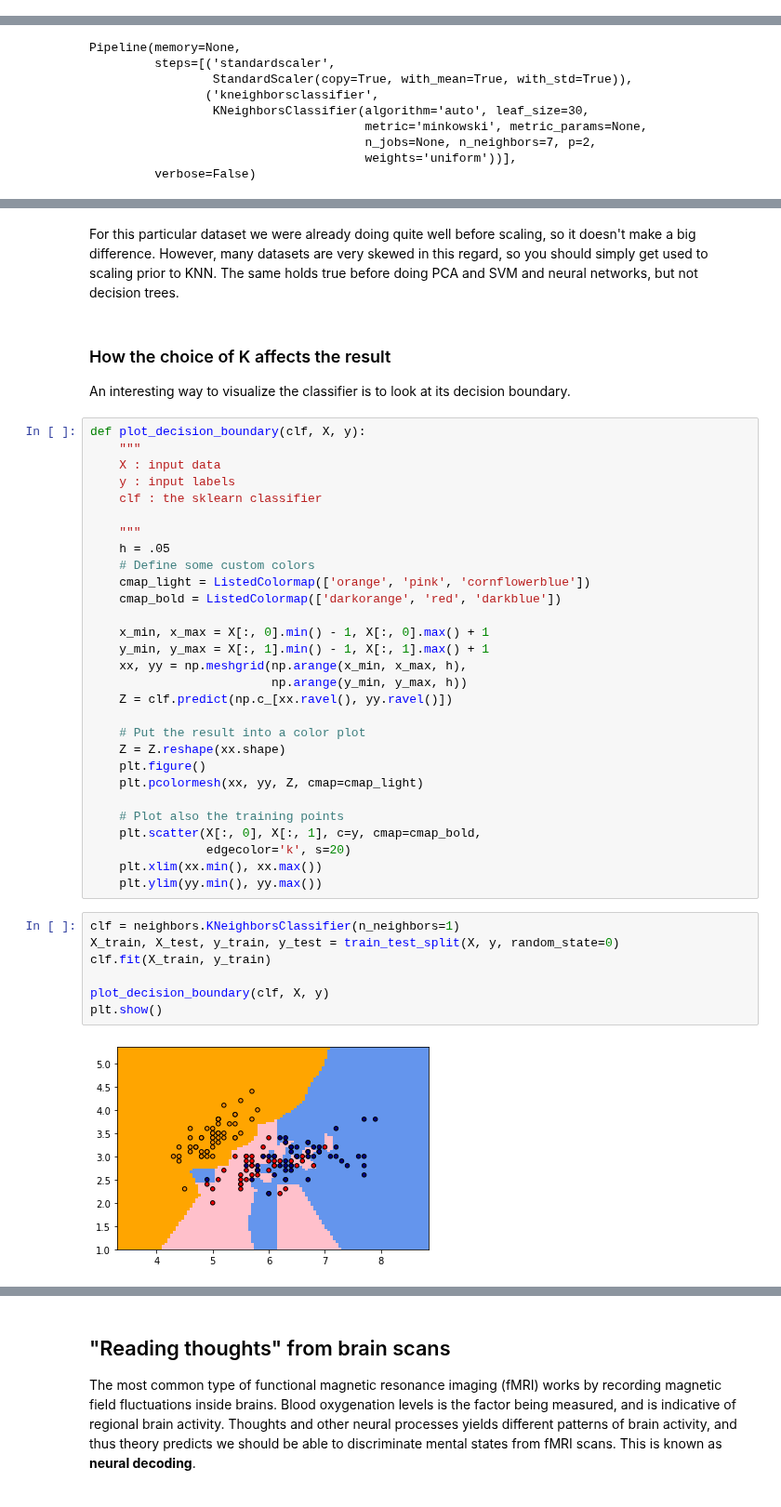
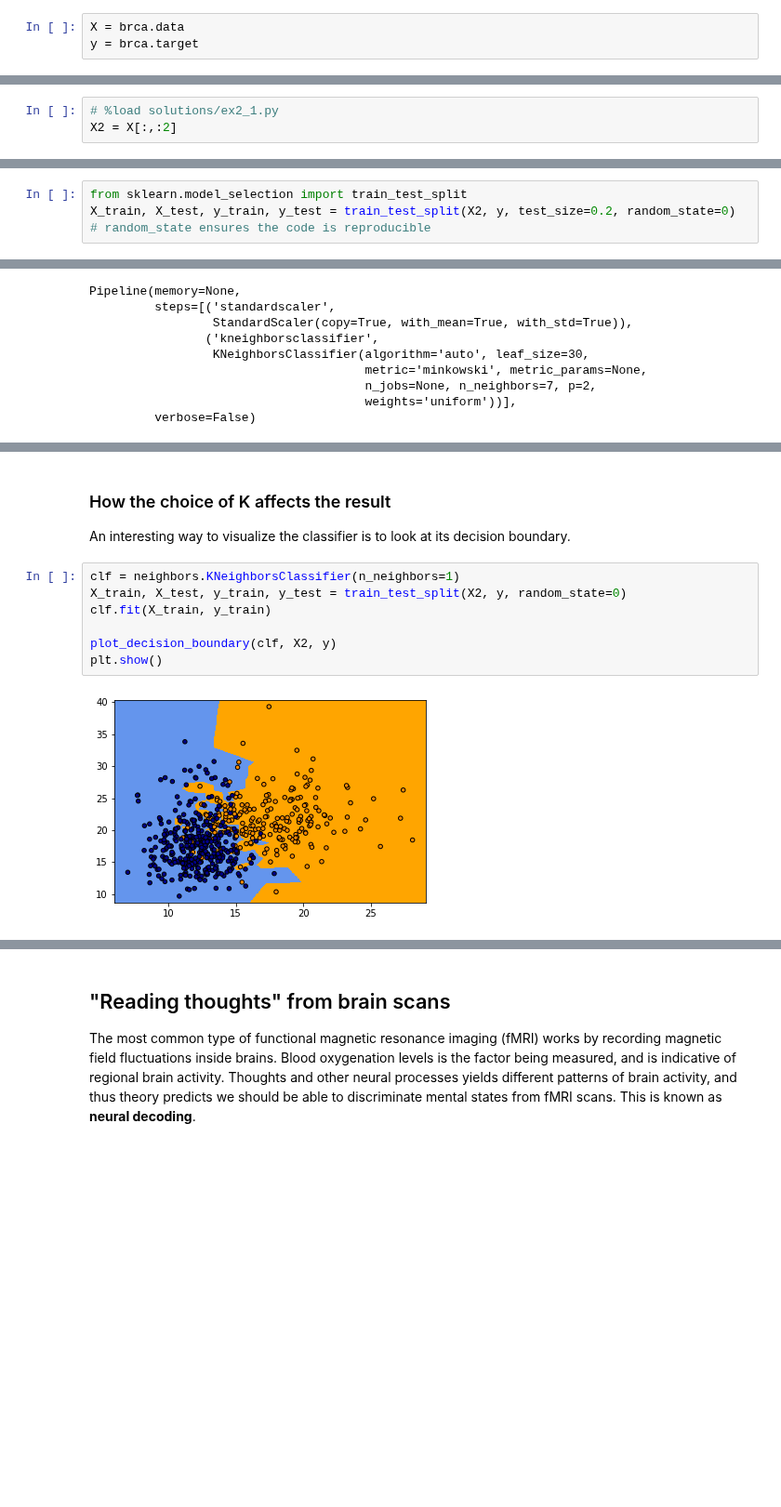
Before and after one commit to oercompbiomed/CBM101, a Jupyter notebook: F_Machine_learning/2_Supervised-Learning/2_Machine_Learning_Algorithms.ipynb, the cells around one changed output, grey strips where cells are left out. Shown at 93% size. Saved outputs shown, nothing was run; the diff lists cells and outputs as text; blank space fills up the shorter version.

Commit message:
added KNN, Naive Bayes, Tree methods, plotting, exercises and more

```diff
--- a/F_Machine_learning/2_Supervised-Learning/2_Machine_Learning_Algorithms.ipynb
+++ b/F_Machine_learning/2_Supervised-Learning/2_Machine_Learning_Algorithms.ipynb
@@ -186,0 +53,3 @@ train score: 0.95
+# %%
+X = brca.data
+y = brca.target
@@ -186,0 +83,3 @@ train score: 0.95
+# %%
+# %load solutions/ex2_1.py
+X2 = X[:,:2]
@@ -186,0 +101,4 @@ train score: 0.95
+# %%
+from sklearn.model_selection import train_test_split
+X_train, X_test, y_train, y_test = train_test_split(X2, y, test_size=0.2, random_state=0)
+# random_state ensures the code is reproducible
@@ -242,44 +316,13 @@ train score: 0.9666666666666667
-# %% [markdown]
-For this particular dataset we were already doing quite well before scaling, so it doesn't make a big difference. However, many datasets are very skewed in this regard, so you should simply get used to scaling prior to KNN. The same holds true before doing PCA and SVM and neural networks, but not decision trees.
 # %% [markdown]
 ### How the choice of K affects the result
 An interesting way to visualize the classifier is to look at its decision boundary.
-# %%
-def plot_decision_boundary(clf, X, y):
-    """
-    X : input data
-    y : input labels
-    clf : the sklearn classifier
-
-    """
-    h = .05
-    # Define some custom colors
-    cmap_light = ListedColormap(['orange', 'pink', 'cornflowerblue'])
-    cmap_bold = ListedColormap(['darkorange', 'red', 'darkblue'])
-
-    x_min, x_max = X[:, 0].min() - 1, X[:, 0].max() + 1
-    y_min, y_max = X[:, 1].min() - 1, X[:, 1].max() + 1
-    xx, yy = np.meshgrid(np.arange(x_min, x_max, h),
-                         np.arange(y_min, y_max, h))
-    Z = clf.predict(np.c_[xx.ravel(), yy.ravel()])
-
-    # Put the result into a color plot
-    Z = Z.reshape(xx.shape)
-    plt.figure()
-    plt.pcolormesh(xx, yy, Z, cmap=cmap_light)
-
-    # Plot also the training points
-    plt.scatter(X[:, 0], X[:, 1], c=y, cmap=cmap_bold,
-                edgecolor='k', s=20)
-    plt.xlim(xx.min(), xx.max())
-    plt.ylim(yy.min(), yy.max())
 # %%
 clf = neighbors.KNeighborsClassifier(n_neighbors=1)
-X_train, X_test, y_train, y_test = train_test_split(X, y, random_state=0)
+X_train, X_test, y_train, y_test = train_test_split(X2, y, random_state=0)
 clf.fit(X_train, y_train)
 
-plot_decision_boundary(clf, X, y)
+plot_decision_boundary(clf, X2, y)
 plt.show()
 # %% [output]
-[figure, old version]
+[figure, new version]
 # %% [markdown]
```
Also changed, not shown: parts of 107 cells of this notebook.
